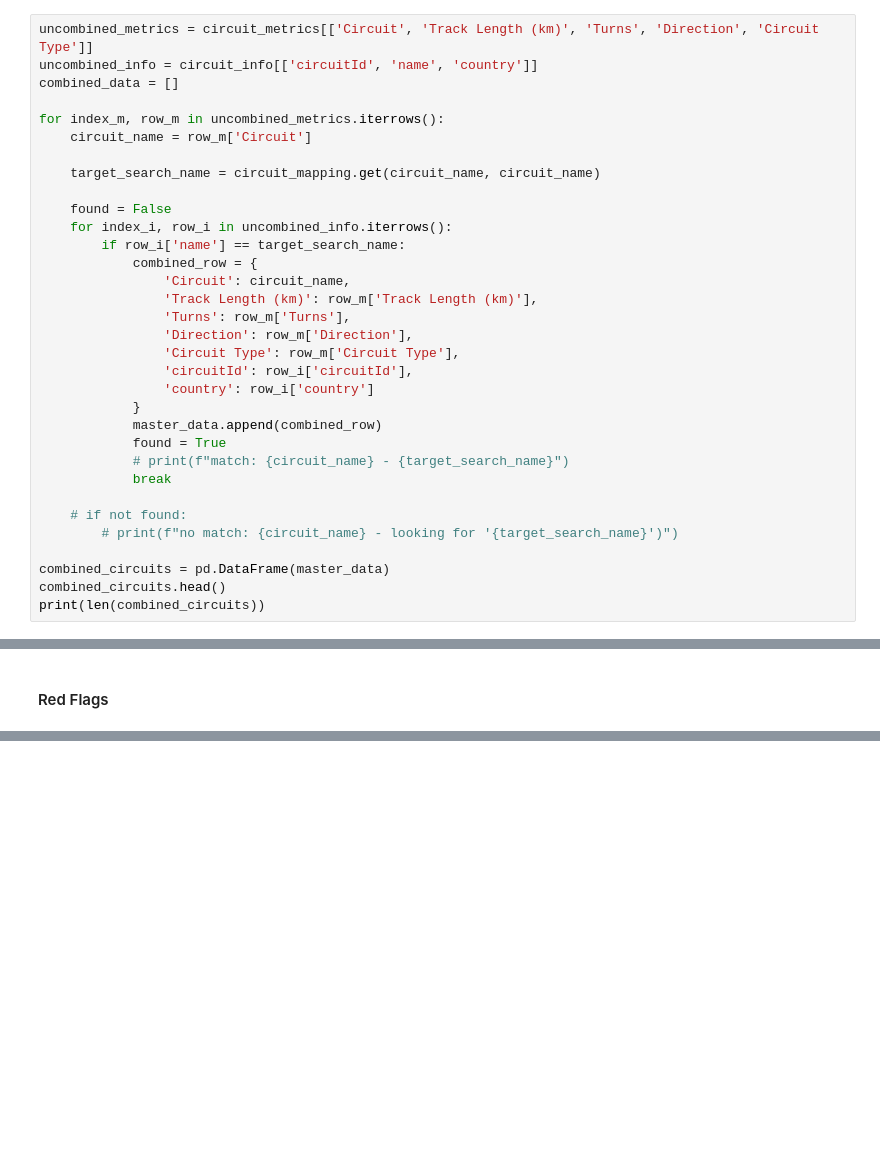
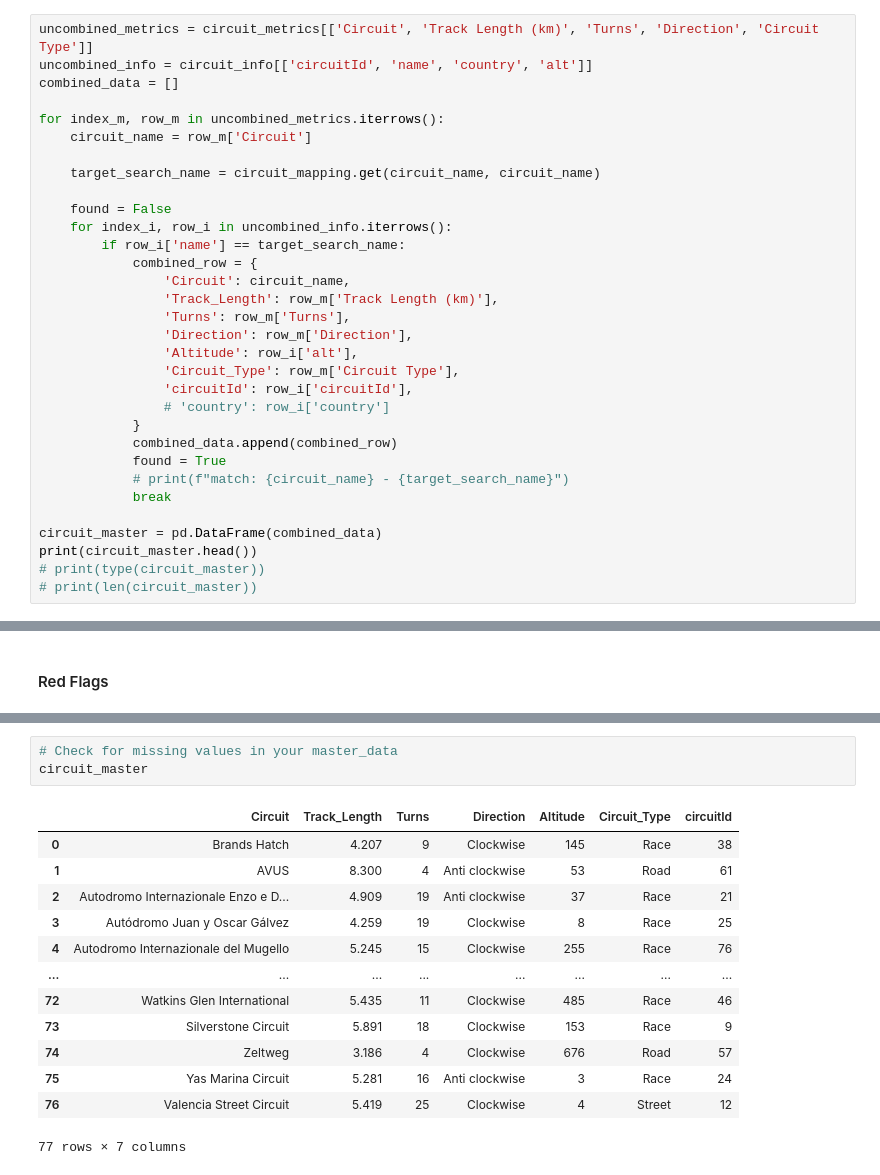
Before and after one commit to LukeHilliard/f1-complexity-index, a Jupyter notebook: analysis.ipynb, the cells around one changed output, grey strips where cells are left out. Saved outputs shown, nothing was run; the diff lists cells and outputs as text; blank space fills up the shorter version.

```diff
--- a/analysis.ipynb
+++ b/analysis.ipynb
@@ -179,7 +175,7 @@ circuit_mapping = {
 }
 # %%
 uncombined_metrics = circuit_metrics[['Circuit', 'Track Length (km)', 'Turns', 'Direction', 'Circuit Type']]
-uncombined_info = circuit_info[['circuitId', 'name', 'country']]
+uncombined_info = circuit_info[['circuitId', 'name', 'country', 'alt']]
 combined_data = []
 
 for index_m, row_m in uncombined_metrics.iterrows():
@@ -192,22 +188,21 @@ for index_m, row_m in uncombined_metrics.iterrows():
         if row_i['name'] == target_search_name:
             combined_row = {
                 'Circuit': circuit_name,
-                'Track Length (km)': row_m['Track Length (km)'],
+                'Track_Length': row_m['Track Length (km)'],
                 'Turns': row_m['Turns'],
                 'Direction': row_m['Direction'],
-                'Circuit Type': row_m['Circuit Type'],
+                'Altitude': row_i['alt'],
+                'Circuit_Type': row_m['Circuit Type'],
                 'circuitId': row_i['circuitId'],
-                'country': row_i['country']
+                # 'country': row_i['country']
             }
-            master_data.append(combined_row)
+            combined_data.append(combined_row)
             found = True
             # print(f"match: {circuit_name} - {target_search_name}")
             break
 
-    # if not found:
-        # print(f"no match: {circuit_name} - looking for '{target_search_name}')")
-
-combined_circuits = pd.DataFrame(master_data)
-combined_circuits.head()
-print(len(combined_circuits))
+circuit_master = pd.DataFrame(combined_data)
+print(circuit_master.head())
+# print(type(circuit_master))
+# print(len(circuit_master))
 # %% [output]
@@ -430,0 +464,17 @@ for index, row in modern_rf.iterrows():
+# %%
+# Check for missing values in your master_data
+circuit_master
+# %% [output]
+|  | Circuit | Track_Length | Turns | Direction | Altitude | Circuit_Type | circuitId |
+| 0 | Brands Hatch | 4.207 | 9 | Clockwise | 145 | Race | 38 |
+| 1 | AVUS | 8.300 | 4 | Anti clockwise | 53 | Road | 61 |
+| 2 | Autodromo Internazionale Enzo e D... | 4.909 | 19 | Anti clockwise | 37 | Race | 21 |
+| 3 | Autódromo Juan y Oscar Gálvez | 4.259 | 19 | Clockwise | 8 | Race | 25 |
+| 4 | Autodromo Internazionale del Mugello | 5.245 | 15 | Clockwise | 255 | Race | 76 |
+| ... | ... | ... | ... | ... | ... | ... | ... |
+| 72 | Watkins Glen International | 5.435 | 11 | Clockwise | 485 | Race | 46 |
+| 73 | Silverstone Circuit | 5.891 | 18 | Clockwise | 153 | Race | 9 |
+| 74 | Zeltweg | 3.186 | 4 | Clockwise | 676 | Road | 57 |
+| 75 | Yas Marina Circuit | 5.281 | 16 | Anti clockwise | 3 | Race | 24 |
+| 76 | Valencia Street Circuit | 5.419 | 25 | Clockwise | 4 | Street | 12 |
+77 rows × 7 columns
```
Also changed, not shown: parts of 13 cells of this notebook.
